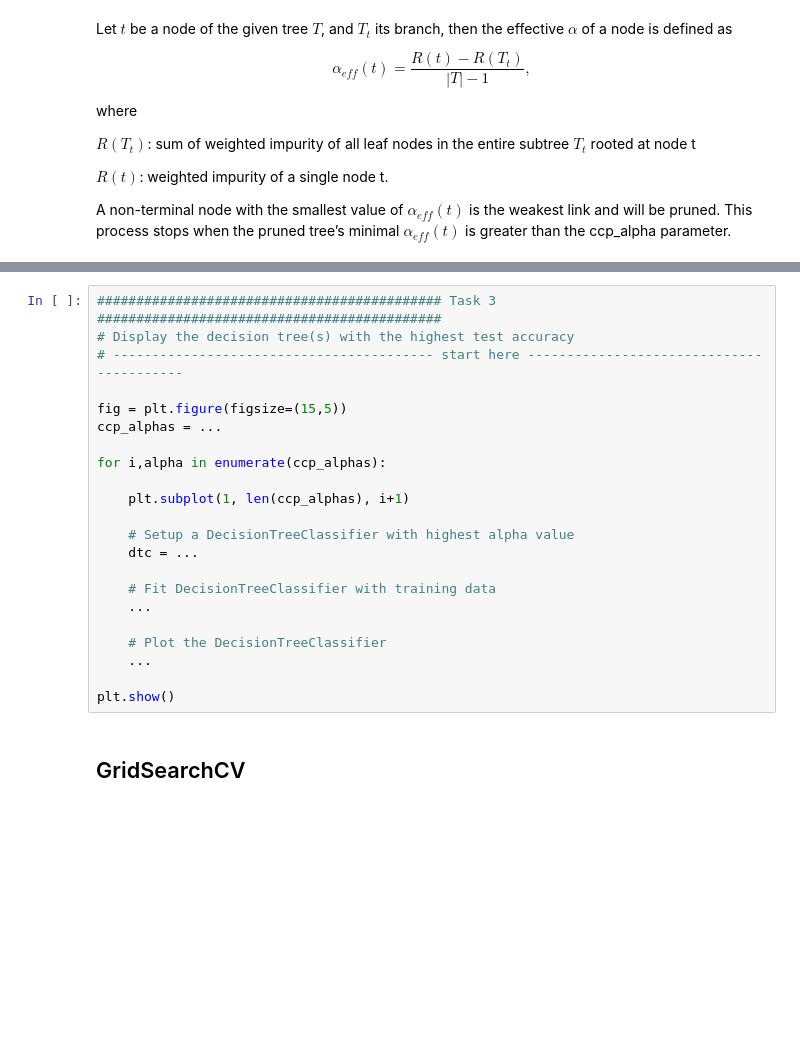
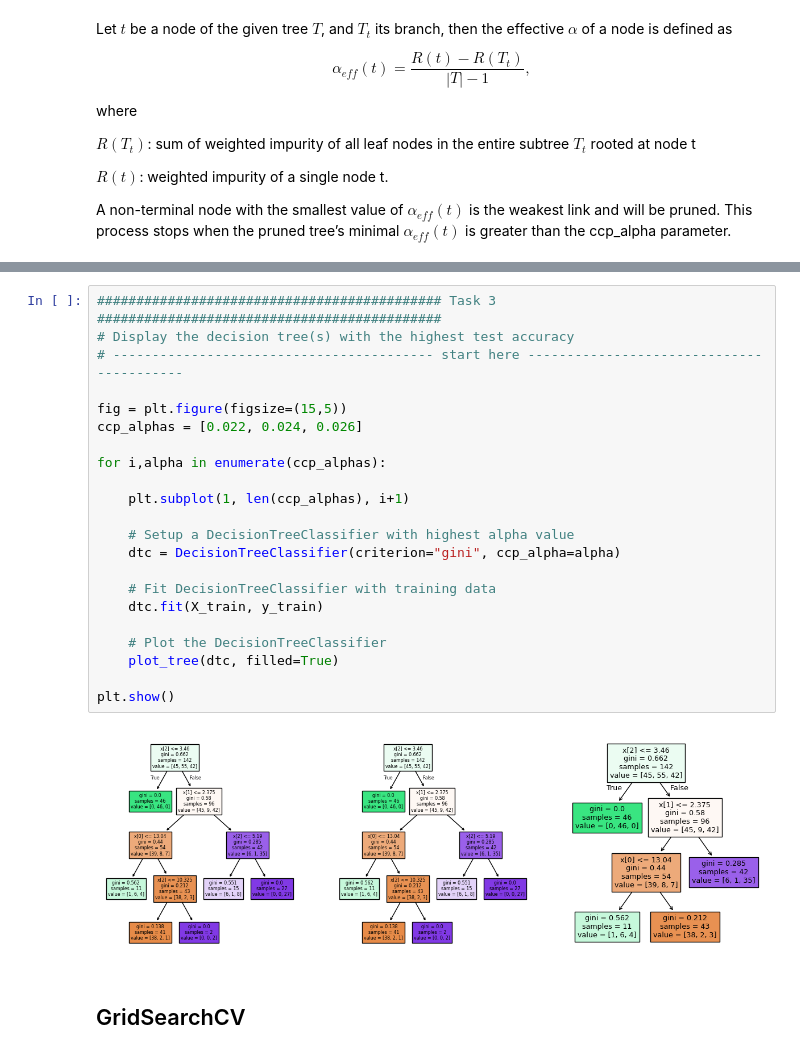
Before and after one commit to al102030/Methods-of-Machine-Learning, a Jupyter notebook: decision_tree_exercise.ipynb, the cells around one changed output, grey strips where cells are left out. Cells and saved outputs as stored; diff of their text form; blank space fills up the shorter version.

```diff
--- a/decision_tree_exercise.ipynb
+++ b/decision_tree_exercise.ipynb
@@ -162,25 +207,27 @@ plt.show()
 # %%
 ############################################ Task 3 ############################################
 # Display the decision tree(s) with the highest test accuracy
 # ----------------------------------------- start here -----------------------------------------
 
 fig = plt.figure(figsize=(15,5))
-ccp_alphas = ...
+ccp_alphas = [0.022, 0.024, 0.026]
 
 for i,alpha in enumerate(ccp_alphas):
 
     plt.subplot(1, len(ccp_alphas), i+1)
 
     # Setup a DecisionTreeClassifier with highest alpha value
-    dtc = ...
+    dtc = DecisionTreeClassifier(criterion="gini", ccp_alpha=alpha)
 
     # Fit DecisionTreeClassifier with training data
-    ...
+    dtc.fit(X_train, y_train)
 
     # Plot the DecisionTreeClassifier
-    ...
+    plot_tree(dtc, filled=True)
 
 plt.show()
+# %% [output]
+[figure, added]
 # %% [markdown]
 ## GridSearchCV
 # %%
```
Also changed, not shown: parts of 21 cells of this notebook, 1 other file.
